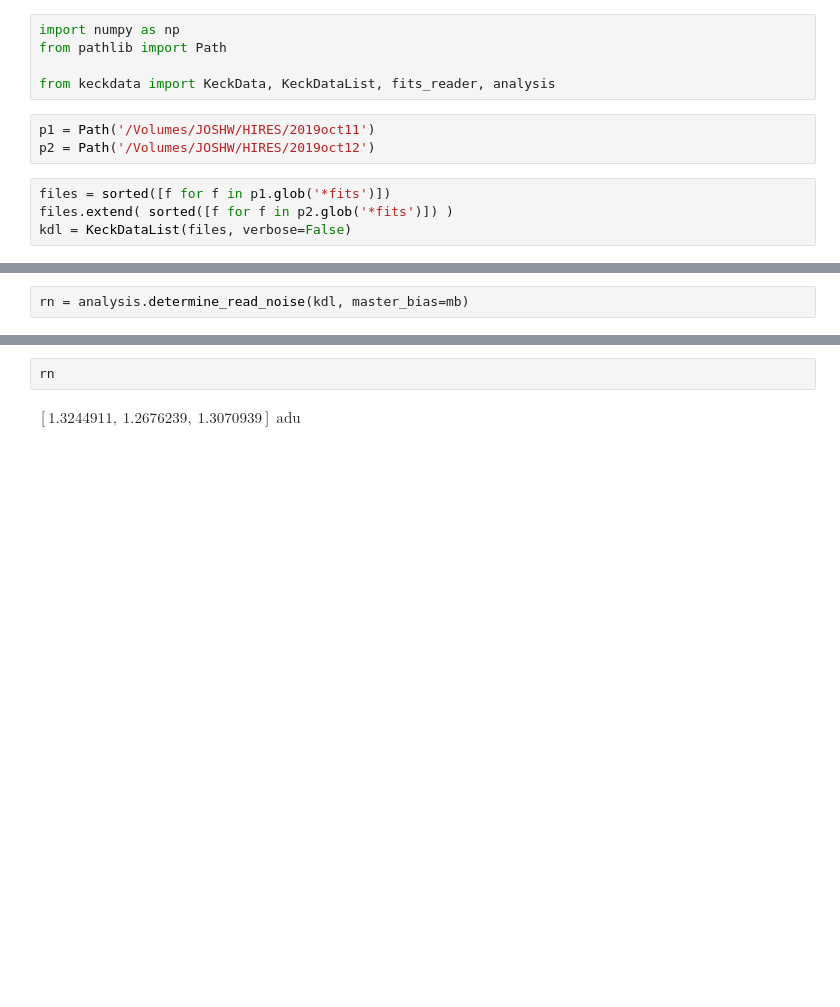
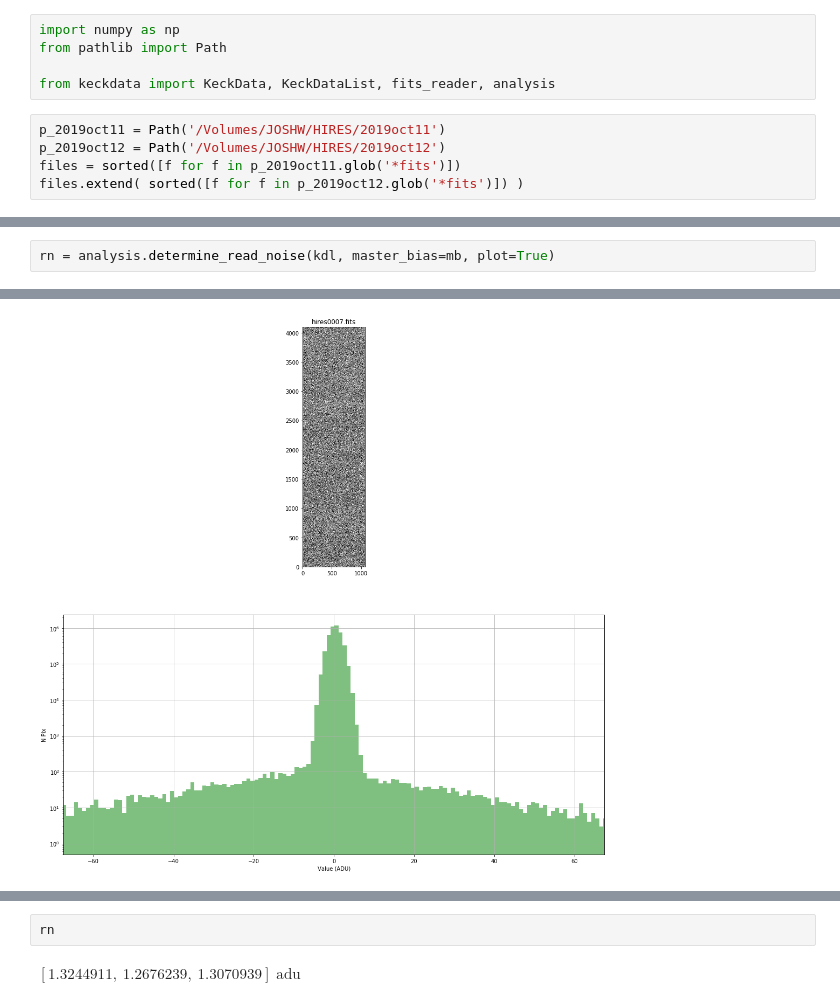
Before and after one commit to joshwalawender/KeckData, a Jupyter notebook: Analysis Playground.ipynb, the cells around one changed output, grey strips where cells are left out. Cells and saved outputs as stored; diff of their text form; blank space fills up the shorter version.

Commit message:
Add plots to read noise and dark current measures

```diff
--- a/Analysis Playground.ipynb
+++ b/Analysis Playground.ipynb
@@ -4,9 +4,7 @@ from pathlib import Path
 
 from keckdata import KeckData, KeckDataList, fits_reader, analysis
 # %%
-p1 = Path('/Volumes/JOSHW/HIRES/2019oct11')
-p2 = Path('/Volumes/JOSHW/HIRES/2019oct12')
+p_2019oct11 = Path('/Volumes/JOSHW/HIRES/2019oct11')
+p_2019oct12 = Path('/Volumes/JOSHW/HIRES/2019oct12')
+files = sorted([f for f in p_2019oct11.glob('*fits')])
+files.extend( sorted([f for f in p_2019oct12.glob('*fits')]) )
-# %%
-files = sorted([f for f in p1.glob('*fits')])
-files.extend( sorted([f for f in p2.glob('*fits')]) )
-kdl = KeckDataList(files, verbose=False)
@@ -22,3 +19,3 @@ mb = analysis.make_master_bias(kdl)
 # %%
-rn = analysis.determine_read_noise(kdl, master_bias=mb)
+rn = analysis.determine_read_noise(kdl, master_bias=mb, plot=True)
 # %% [output]
@@ -40,0 +35 @@ rn = analysis.determine_read_noise(kdl, master_bias=mb)
+[figure, added]
```
Also changed, not shown: parts of 5 cells of this notebook, 5 other files.
